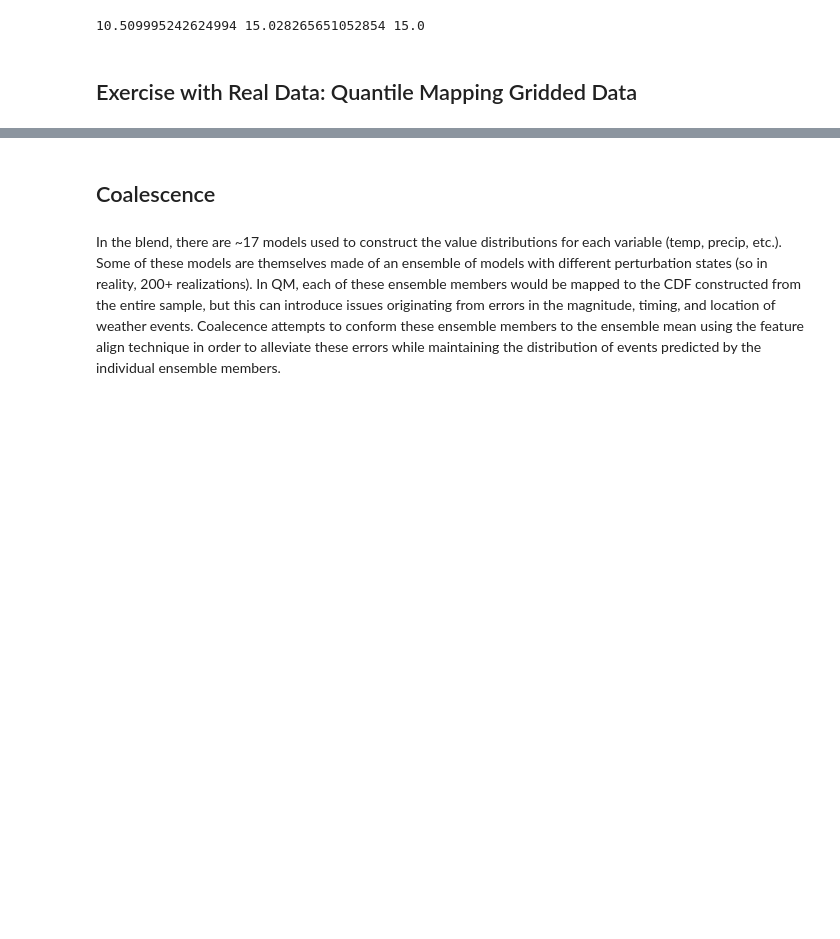
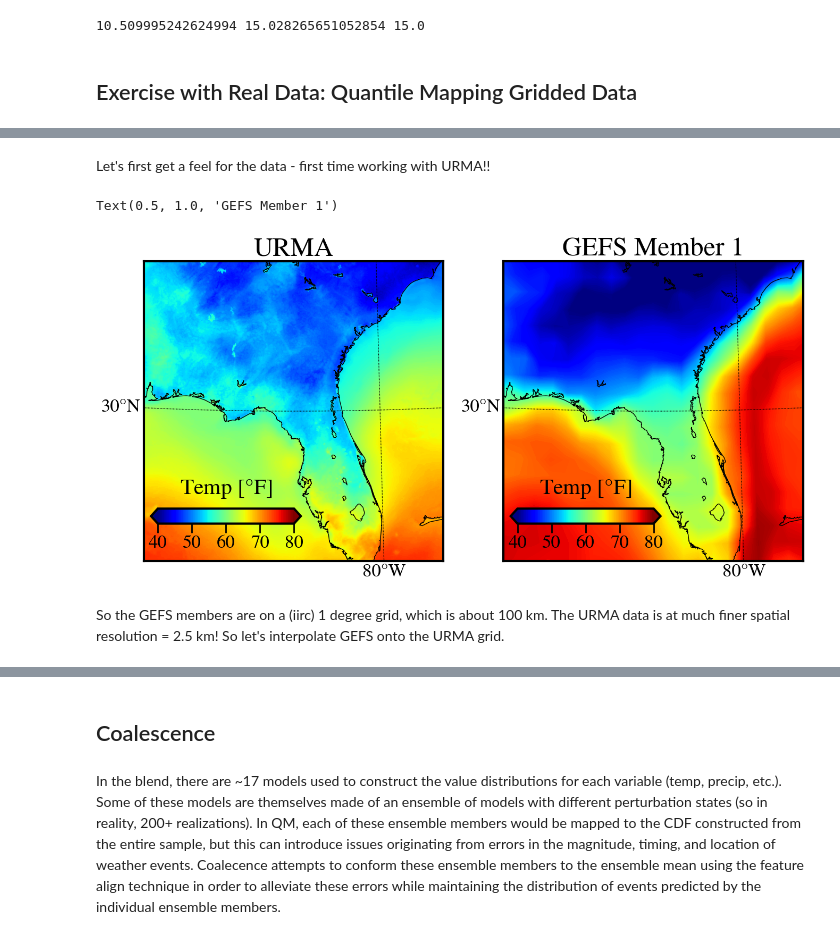
Before and after one commit to SidneyLower-NOAA/SMD_Notebooks, a Jupyter notebook: statistical_surveyor_of_sorts.ipynb, the cells around one changed output, grey strips where cells are left out. Saved outputs shown, nothing was run; the diff lists cells and outputs as text; code cells hidden in the pictures; blank space fills up the shorter version.

```diff
--- a/statistical_surveyor_of_sorts.ipynb
+++ b/statistical_surveyor_of_sorts.ipynb
@@ -306,0 +321,62 @@ print(projected_model_dist.std(),np.std(corr_pm_rvs_dqm), synthetic_obs_dist.std
+# %%
+urma_dir='/scratch2/STI/mdl-sti/Eric.Engle/urma_climo/urma/'
+first_day=datetime.date(2020,1,29)
+urma_path = urma_dir+f'urma2p5.{first_day.strftime("%Y%m%d")}/urma2p5.t00z.2dvaranl_ndfd.grb2_wexp.grib2io'
+
+
+filters = dict(productDefinitionTemplateNumber=0, typeOfFirstFixedSurface=103,shortName='TMP')
+u1 = xr.open_dataset(urma_path,engine='grib2io', filters=filters)
+# %%
+adam_dat_dir = '/scratch1/NCEPDEV/mdl/Adam.Schnapp/noscrub/data/gefs/20230129/atmos/'
+gefs_paths = sorted(glob(adam_dat_dir+'gep*.t12z.pgrb2ab.0p50'))
+filters = dict(productDefinitionTemplateNumber=1, typeOfFirstFixedSurface=1,shortName='TMP',leadTime=urma_data.leadTime.data)
+g1 = xr.open_mfdataset(gefs_paths[0],engine='grib2io', filters=filters)
+# %% [markdown]
+Let's first get a feel for the data - first time working with URMA!!
+# %%
+fig, axes = plt.subplots(1,2, figsize=(16,8))
+
+temp_range = np.linspace(40,80,200)
+
+#original grid
+lats, lons = u1.latitude.data, u1.longitude.data
+m = Basemap(projection='lcc',lon_0=-83,lat_0=30,width=1e6,height=1e6,resolution='i')
+xx, yy = m(lons, lats) #note to self, x=lons y=lats
+u_tmp = u1.TMP.data * units(u1.TMP.units)
+cs = m.contourf(xx,yy,u_tmp.to(units.fahrenheit),levels=temp_range,cmap=plt.cm.jet,extend='both',ax=axes[0])
+m.drawcoastlines(ax=axes[0])
+m.drawparallels(np.arange(-90.,120.,10.), labels=[1,0,0,0],fontsize=25,ax=axes[0])
+m.drawmeridians(np.arange(0.,360.,10.), labels=[0,0,0,1],fontsize=25,ax=axes[0])
+#axes[0].contourf(lons, lats, temp_data.to(units.fahrenheit), cmap=cm.jet,levels=np.linspace(-10,100,100), extend='both')
+cbar_ax = inset_axes(axes[0],
+                    width="50%",  # width = 50% of parent_bbox width
+                    height="5%",  # height : 5%
+                    loc='lower left',bbox_to_anchor=(0, 0.1, 1, 1),bbox_transform=axes[0].transAxes)
+
+cbar=plt.colorbar(cs, cax=cbar_ax, orientation="horizontal",ticks=np.arange(np.min(temp_range),np.max(temp_range)+10,10))
+cbar.set_label('Temp [$\degree$F]',labelpad=-100)
+
+#new grid
+lats, lons = g1.latitude.data, g1.longitude.data
+m = Basemap(projection='lcc',lon_0=-83,lat_0=30,width=1e6,height=1e6,resolution='i')
+xx, yy = m(lons, lats) #note to self, x=lons y=lats
+gefs_tmp = g1.TMP.data * units(g1.TMP.units)
+cs = m.contourf(xx,yy,gefs_tmp.to(units.fahrenheit),levels=temp_range,cmap=plt.cm.jet,extend='both',ax=axes[1])
+m.drawcoastlines(ax=axes[1])
+m.drawparallels(np.arange(-90.,120.,10.), labels=[1,0,0,0],fontsize=25,ax=axes[1])
+m.drawmeridians(np.arange(0.,360.,10.), labels=[0,0,0,1],fontsize=25,ax=axes[1])
+cbar_ax = inset_axes(axes[1],
+                    width="50%",  # width = 50% of parent_bbox width
+                    height="5%",  # height : 5%
+                    loc='lower left',bbox_to_anchor=(0, 0.1, 1, 1),bbox_transform=axes[1].transAxes)
+
+cbar=plt.colorbar(cs, cax=cbar_ax, orientation="horizontal",ticks=np.arange(np.min(temp_range),np.max(temp_range)+10,10))
+cbar.set_label('Temp [$\degree$F]',labelpad=-100)
+
+axes[0].set_title('URMA')
+axes[1].set_title('GEFS Member 1')
+# %% [output]
+Text(0.5, 1.0, 'GEFS Member 1')
+[figure, added]
+# %% [markdown]
+So the GEFS members are on a (iirc) 1 degree grid, which is about 100 km. The URMA data is at much finer spatial resolution = 2.5 km! So let's interpolate GEFS onto the URMA grid.
```
Also changed, not shown: parts of 21 cells of this notebook.
